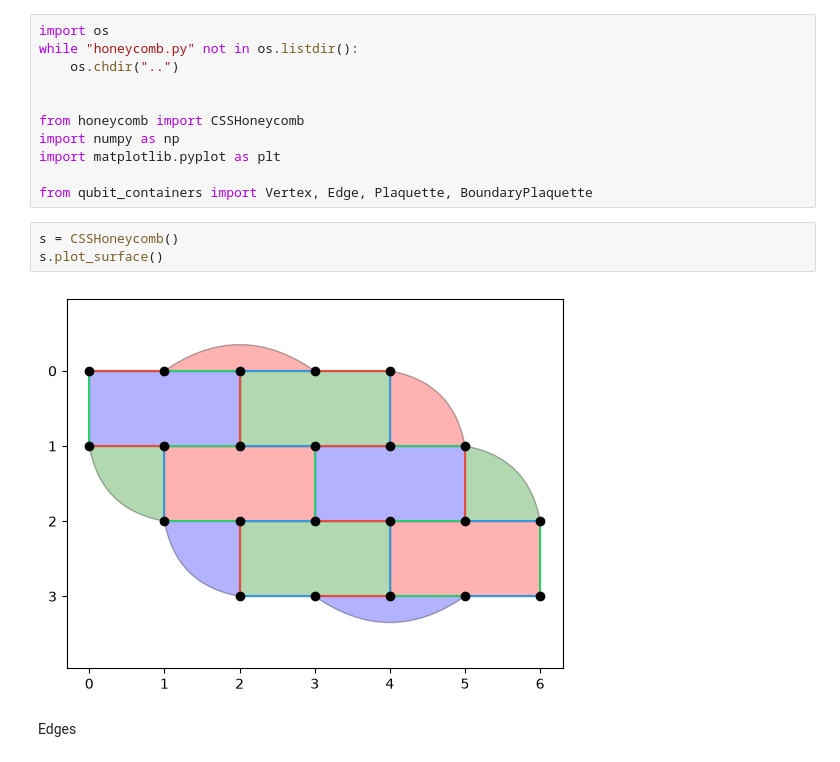
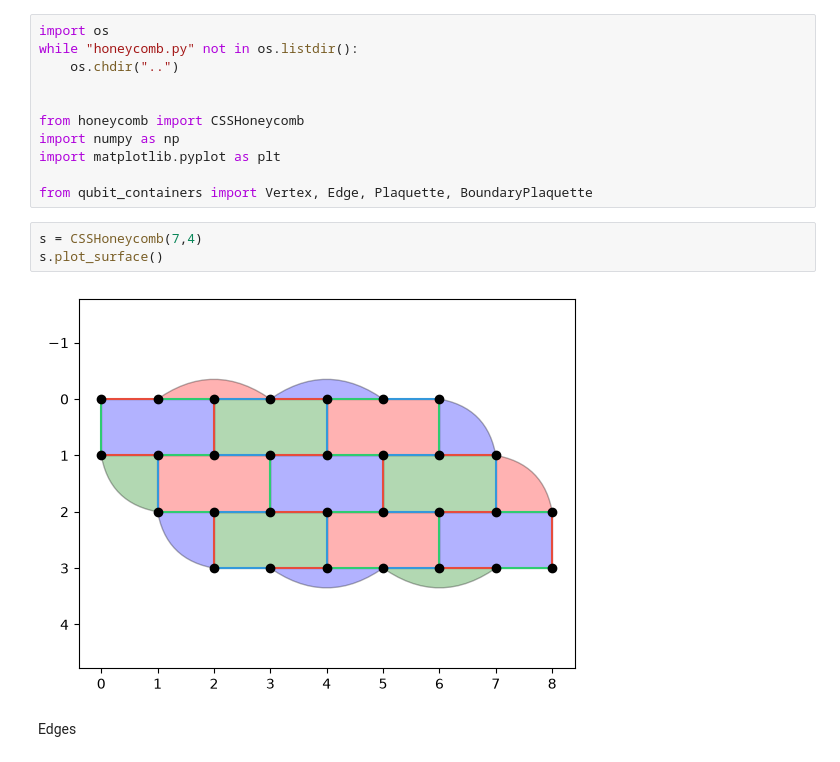
Before and after one commit to OliverRedhead/Floquet-Codes-Preparing-Magic-States, a Jupyter notebook: CSS_honeycomb/testing/diag_surface_testing.ipynb, the cells around one changed output. Drawn from its saved outputs; the diff is of its cells as text.

```diff
--- a/CSS_honeycomb/testing/diag_surface_testing.ipynb
+++ b/CSS_honeycomb/testing/diag_surface_testing.ipynb
@@ -10,10 +10,10 @@ import matplotlib.pyplot as plt
 
 from qubit_containers import Vertex, Edge, Plaquette, BoundaryPlaquette
 # %%
-s = CSSHoneycomb()
+s = CSSHoneycomb(7,4)
 s.plot_surface()
 # %% [output]
-[figure, old version]
+[figure, new version]
 # %% [markdown]
 Edges
 # %%
```
Also changed, not shown: parts of 1 cell of this notebook, 9 other files.
